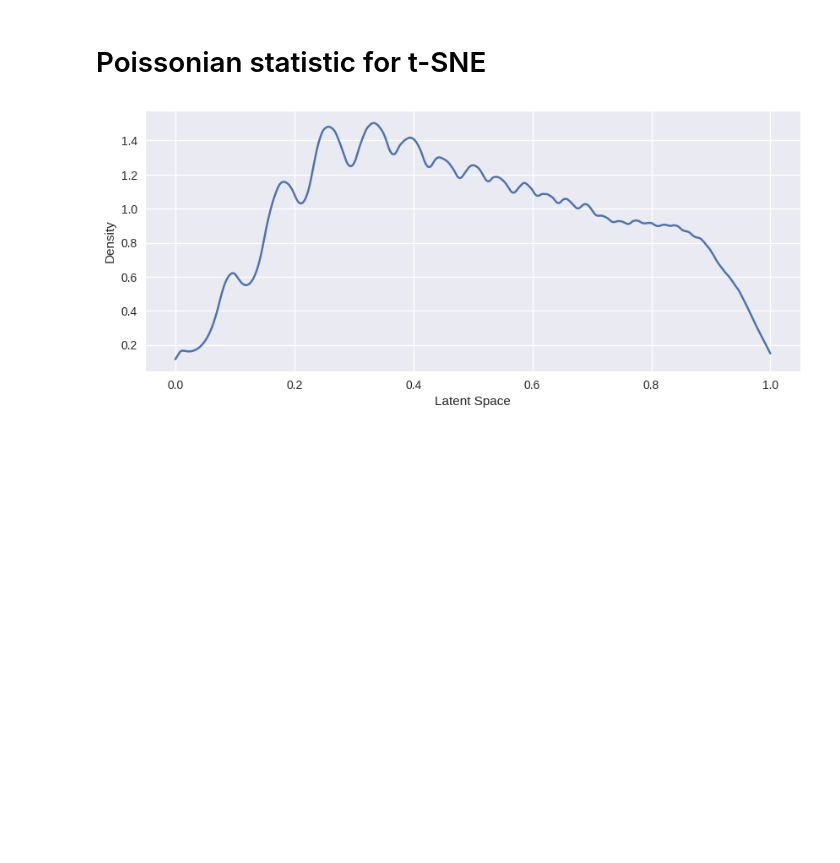
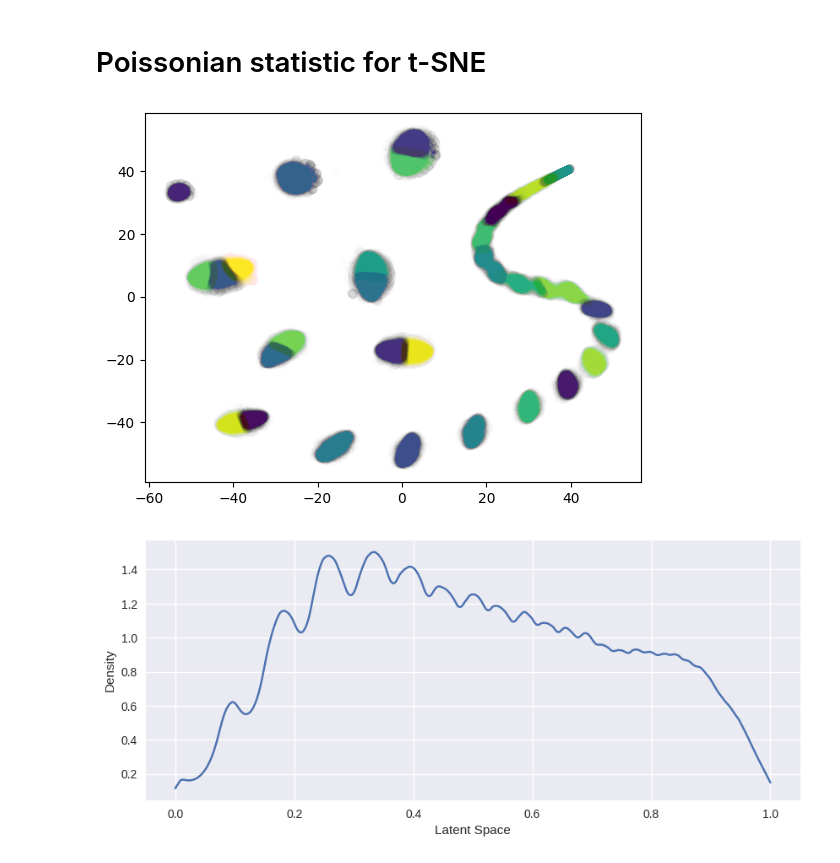
Before and after one commit to polyquantique/Photon-Number-Classification, a Jupyter notebook: src/Decibel_TES.ipynb, the cells around one changed output. Drawn from its saved outputs; the diff is of its cells as text; code cells hidden in the pictures; blank space fills up the shorter version.

Commit message:
update gaussian mixture

```diff
--- a/src/Decibel_TES.ipynb
+++ b/src/Decibel_TES.ipynb
@@ -139,6 +147,14 @@ X = -1* X[:,0:270]
 # %%
 #np.save("temp_tsne_TES1000_L",X_l)
-X_l = np.load("MetricLog/temp_tsne_TES1000.npy")
+X_l = np.load("MetricLog/Metric_TES/temp_tsne_TES2000_2D.npy")
+# %%
+from sklearn.mixture import GaussianMixture
+gmm = GaussianMixture(n_components=30).fit(X_l)
+labels = gmm.predict(X_l)
+plt.scatter(X_l[:, 0], X_l[:, 1],alpha=0.005, c=labels, s=40, cmap='viridis');
+plt.show()
+# %% [output]
+[figure, added]
 # %%
 X_l = (X_l - np.min(X_l)) / (np.max(X_l) - np.min(X_l))
 
```
Also changed, not shown: parts of 4 cells of this notebook, 19 other files.
